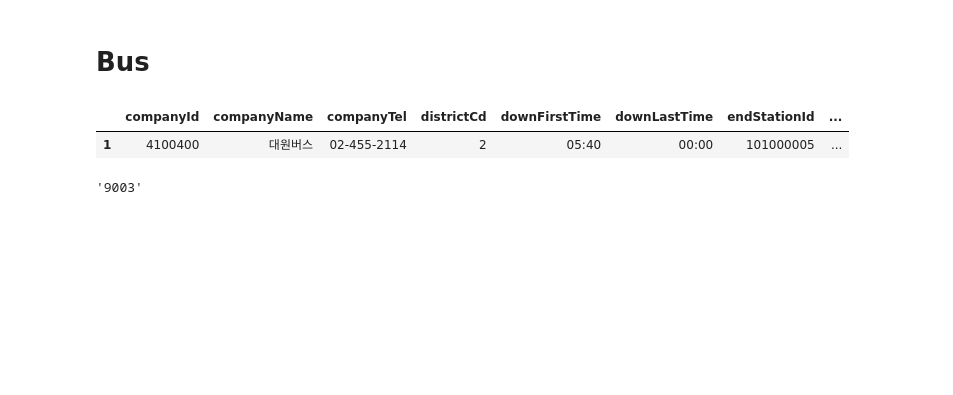
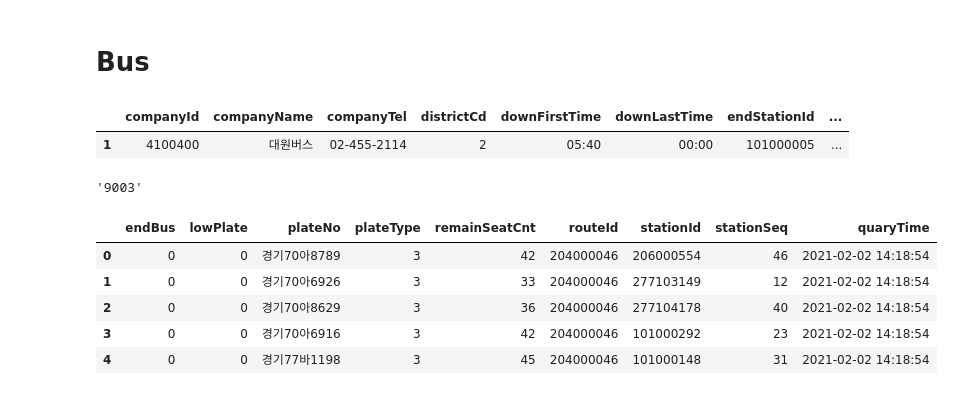
Before and after one commit to jongphago/Data-Structure-Project, a Jupyter notebook: BTTA_main.ipynb, the cells around one changed output. Drawn from its saved outputs; the diff is of its cells as text; code cells hidden in the pictures; blank space fills up the shorter version.

```diff
--- a/BTTA_main.ipynb
+++ b/BTTA_main.ipynb
@@ -122,7 +132,7 @@ def distance(sx, sy, lx, ly):
 ## 노선번호를  넣으면 노선ID 목록을 반환한다.
 # %%
 class RouteId:
-    def __init__(self, key, routeNo):
+    def __init__(self, routeNo):
         self.routeNo = str(routeNo)
 
         self.key = unquote(key)
@@ -140,7 +150,7 @@ class RouteId:
         return routeId
 # %%
 _routeNo = str(9003)
-route = RouteId(key, _routeNo)
+route = RouteId(_routeNo)
 df_busrouteservice = route.getRouteId()
 df_busrouteservice
 # %% [output]
@@ -386,7 +404,7 @@ class Bus:
     def df_location_from_xml(self, xtree):
         _queryTime = xtree.find('msgHeader').find('queryTime').text
         dt_queryTime = datetime.datetime.strptime(_queryTime, '%Y-%m-%d %H:%M:%S.%f')
-        quaryTime = dt_queryTime.strftime('%y-%m-%d %H:%M:%S')
+        quaryTime = dt_queryTime.strftime('%Y-%m-%d %H:%M:%S')
 
         msgBody = xtree.find('msgBody')
 
@@ -403,6 +421,7 @@ class Bus:
             IsColListEmpty = False
             df_list.append(bus_location)
 
+        self.col_list = ['quaryTime'] + col_list
         df_location = pd.DataFrame(df_list, columns=col_list)
         df_location['quaryTime'] = quaryTime
         return df_location
@@ -439,3 +460,12 @@ f = bus.make_file()
 resultCode, xtree = bus.api_result_check()
 df_location = bus.df_location_from_xml(xtree)
 bus.write_file(f, df_location)
+# %%
+df_location
+# %% [output]
+|  | endBus | lowPlate | plateNo | plateType | remainSeatCnt | routeId | stationId | stationSeq | quaryTime |
+| 0 | 0 | 0 | 경기70아8789 | 3 | 42 | 204000046 | 206000554 | 46 | 2021-02-02 14:18:54 |
+| 1 | 0 | 0 | 경기70아6926 | 3 | 33 | 204000046 | 277103149 | 12 | 2021-02-02 14:18:54 |
+| 2 | 0 | 0 | 경기70아8629 | 3 | 36 | 204000046 | 277104178 | 40 | 2021-02-02 14:18:54 |
+| 3 | 0 | 0 | 경기70아6916 | 3 | 42 | 204000046 | 101000292 | 23 | 2021-02-02 14:18:54 |
+| 4 | 0 | 0 | 경기77바1198 | 3 | 45 | 204000046 | 101000148 | 31 | 2021-02-02 14:18:54 |
```
Also changed, not shown: parts of 20 cells of this notebook, 1 other file.
